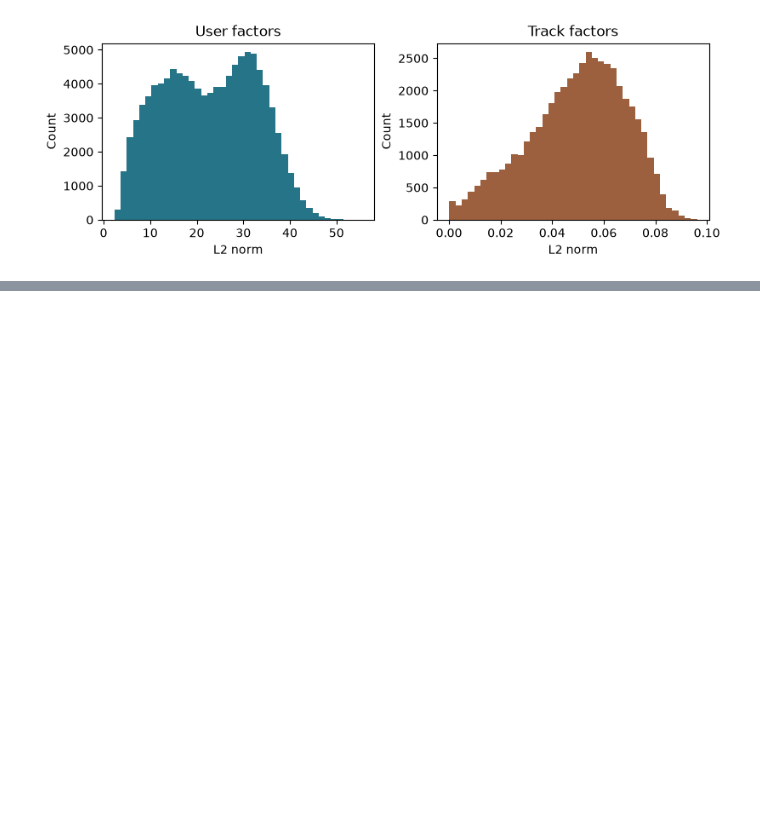
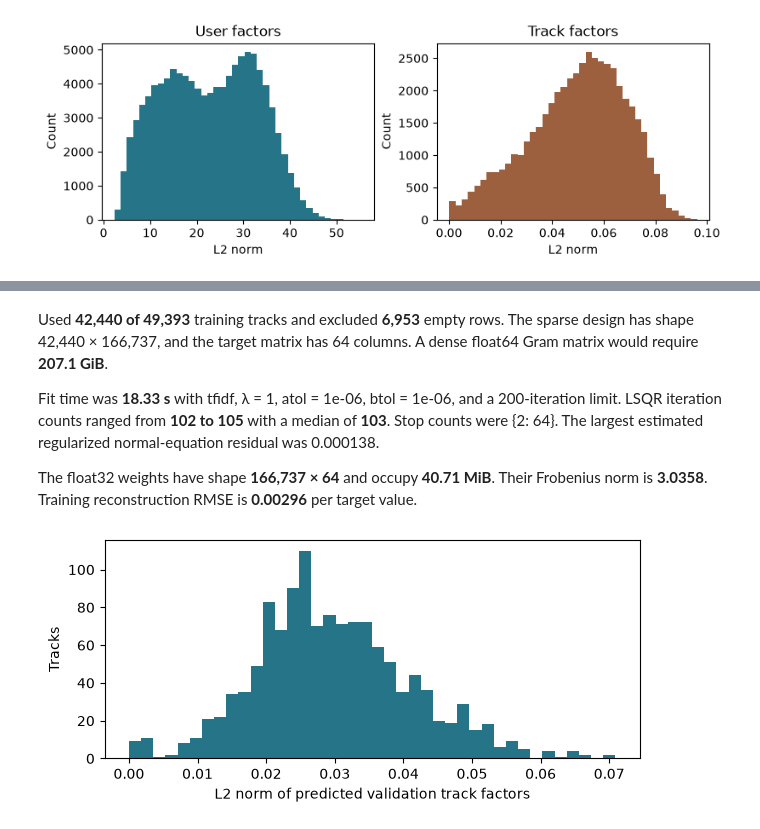
Before and after one commit to linxuansong1022/02807, a Jupyter notebook: notebooks/04_als_ridge.ipynb, the cells around one changed output, grey strips where cells are left out. Saved outputs shown, nothing was run; the diff lists cells and outputs as text; code cells hidden in the pictures; blank space fills up the shorter version.

Commit message:
Map cold-start tracks to ALS factors with Ridge

```diff
--- a/notebooks/04_als_ridge.ipynb
+++ b/notebooks/04_als_ridge.ipynb
@@ -75,0 +96,8 @@ plt.close(fig)
+# %%
+import resource
+
+from scripts.models.ridge import generate_ridge
+
+ridge = generate_ridge(root=root)
+peak_rss = resource.getrusage(resource.RUSAGE_SELF).ru_maxrss
+peak_rss_bytes = peak_rss if sys.platform == "darwin" else peak_rss * 1024
@@ -75,0 +108,46 @@ plt.close(fig)
+# %%
+from collections import Counter
+
+training = ridge["training_features"]
+settings = ridge["settings"]
+logs = ridge["lsqr_diagnostics"]
+iterations = [entry["iterations"] for entry in logs]
+stops = dict(sorted(Counter(entry["stop_code"] for entry in logs).items()))
+max_normal_residual = max(entry["normal_residual_norm"] for entry in logs)
+weights = np.load(model_dir / "ridge_weights.npy", mmap_mode="r")
+vocabulary_size, latent_dim = weights.shape
+gram_gib = vocabulary_size**2 * 8 / 2**30
+
+display(Markdown(
+    f"Used **{training['usable_tracks']:,} of {training['tracks']:,}** training tracks "
+    f"and excluded **{training['zero_feature_tracks']:,}** empty rows. "
+    f"The sparse design has shape {training['usable_tracks']:,} × {vocabulary_size:,}, "
+    f"and the target matrix has {latent_dim} columns. A dense float64 Gram matrix would require "
+    f"**{gram_gib:.1f} GiB**.\n\n"
+    f"Fit time was **{ridge['training_seconds']:.2f} s** with {settings['weighting']}, "
+    f"λ = {settings['regularization']:g}, atol = {settings['atol']:g}, "
+    f"btol = {settings['btol']:g}, and a {settings['iter_lim']}-iteration limit. "
+    f"LSQR iteration counts ranged from **{min(iterations)} to {max(iterations)}** "
+    f"with a median of **{np.median(iterations):g}**. Stop counts were {stops}. "
+    f"The largest estimated regularized normal-equation residual was {max_normal_residual:.3g}.\n\n"
+    f"The float32 weights have shape **{vocabulary_size:,} × {latent_dim}** and occupy "
+    f"**{weights.nbytes / 2**20:.2f} MiB**. Their Frobenius norm is "
+    f"**{ridge['weight_frobenius']:.4f}**. Training reconstruction RMSE is "
+    f"**{ridge['training_reconstruction_rmse']:.5f}** per target value."
+))
+
+column = pq.read_table(model_dir / "ridge_validation_factors.parquet")["factors"].combine_chunks()
+ridge_embeddings = column.values.to_numpy().reshape(len(column), latent_dim)
+embedding_norms = np.linalg.norm(ridge_embeddings, axis=1)
+fig, ax = plt.subplots(figsize=(6, 2.7), layout="constrained")
+ax.hist(embedding_norms, bins=40, color="#267487")
+ax.set(xlabel="L2 norm of predicted validation track factors", ylabel="Tracks")
+plt.show()
+plt.close(fig)
+# %% [output]
+Used **42,440 of 49,393** training tracks and excluded **6,953** empty rows. The sparse design has shape 42,440 × 166,737, and the target matrix has 64 columns. A dense float64 Gram matrix would require **207.1 GiB**.
+
+Fit time was **18.33 s** with tfidf, λ = 1, atol = 1e-06, btol = 1e-06, and a 200-iteration limit. LSQR iteration counts ranged from **102 to 105** with a median of **103**. Stop counts were {2: 64}. The largest estimated regularized normal-equation residual was 0.000138.
+
+The float32 weights have shape **166,737 × 64** and occupy **40.71 MiB**. Their Frobenius norm is **3.0358**. Training reconstruction RMSE is **0.00296** per target value.
+[figure, added]
```
Also changed, not shown: parts of 8 cells of this notebook, 3 other files.
